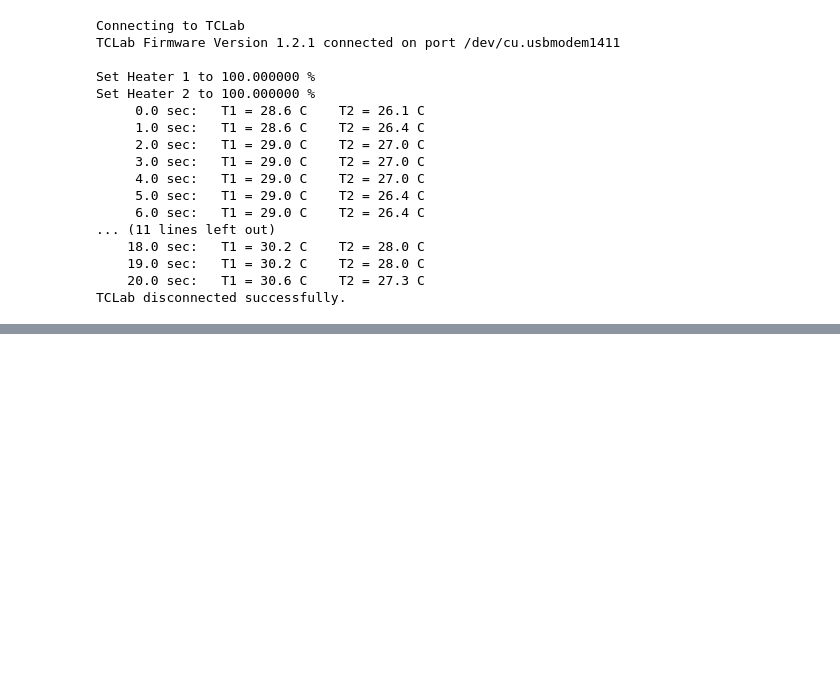
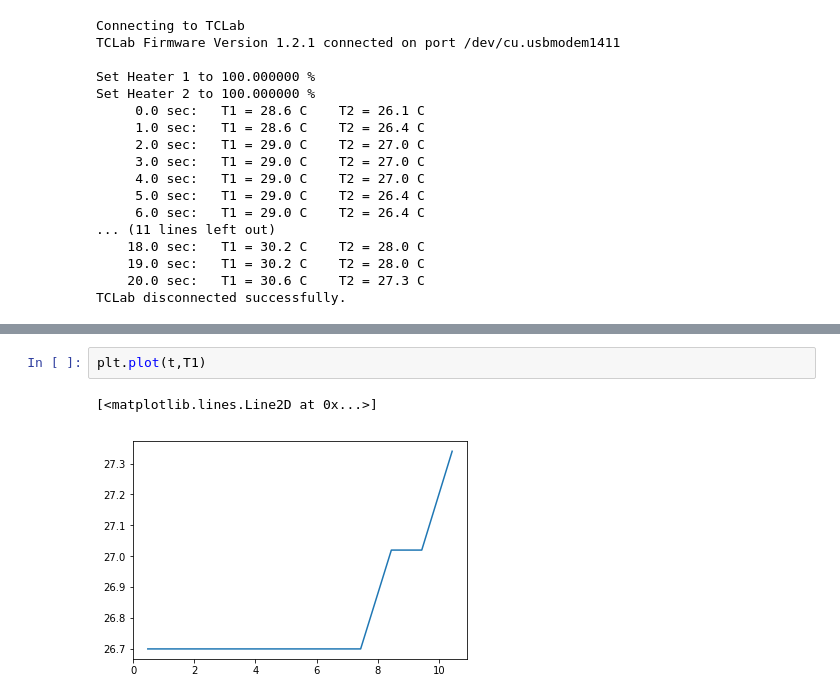
Before and after one commit to jckantor/TCLab, a Jupyter notebook: notebooks/0_TCLab_Overview.ipynb, the cells around one changed output, grey strips where cells are left out. Saved outputs shown, nothing was run; the diff lists cells and outputs as text; blank space fills up the shorter version.

```diff
--- a/notebooks/0_TCLab_Overview.ipynb
+++ b/notebooks/0_TCLab_Overview.ipynb
@@ -271,0 +330,5 @@ TCLab disconnected successfully.
+# %%
+plt.plot(t,T1)
+# %% [output]
+[<matplotlib.lines.Line2D at 0x...>]
+[figure, added]
```
Also changed, not shown: parts of 9 cells of this notebook, 2 other files.
